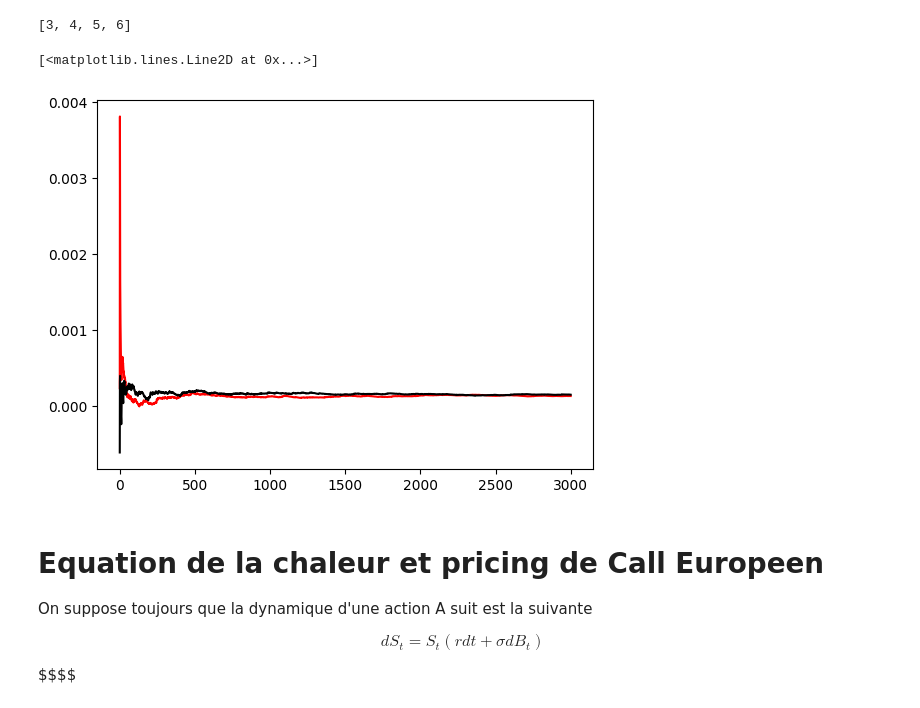
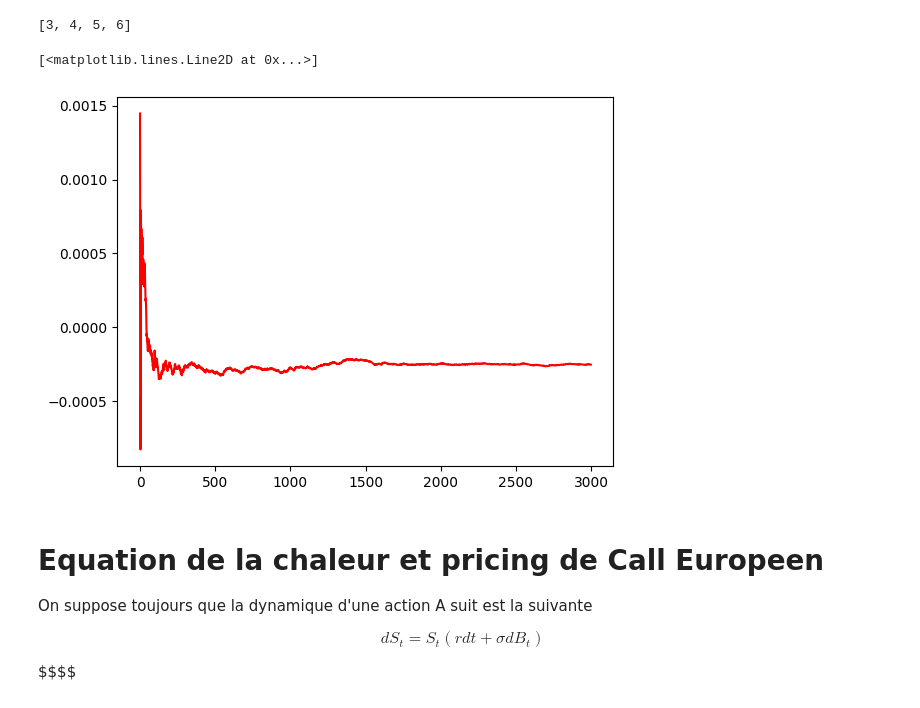
Before and after one commit to EssaddekOthmane/IndependentPriceVerification, a Jupyter notebook: BlackScholesRobbinsMonro.ipynb, the cells around one changed output. Cells and saved outputs as stored; diff of their text form; code cells hidden in the pictures.

```diff
--- a/BlackScholesRobbinsMonro.ipynb
+++ b/BlackScholesRobbinsMonro.ipynb
@@ -930,31 +989,16 @@ np.float64(18627.009648387088)
 # %% [output]
 [3, 4, 5, 6]
 # %%
-beta=0.025
-c=1
-
-G=np.random.normal(size=n)
-
-def a(t):
-    return c*t**(2-beta)
-P=[]
-Q=[]
-
-def F_BS(x,U):
-    return np.exp(-r*T)*max(S_0*np.exp((r-0.5*x**2)*T+x*np.sqrt(T)*U)-K,0)-C_m
 
 N=3000
 G1=list(np.random.normal(size=N))
 G2=list(np.random.normal(size=N))
 Mn=[F_BS(sigma_prim,g)/u for g in G1]
 P=np.cumsum(Mn)/np.arange(1,N+1)
 plt.plot(P,'red')
-U=[F_BS(sigma_prim,g) for g in G2]
-Q=np.cumsum(U)/[np.sqrt(a(i*u)) for i in np.arange(1,N+1)]
-plt.plot(Q,'black')
 # %% [output]
 [<matplotlib.lines.Line2D at 0x...>]
-[figure, old version]
+[figure, new version]
 # %% [markdown]
 # Equation de la chaleur et pricing de Call Europeen
 
```
Also changed, not shown: parts of 10 cells of this notebook.
